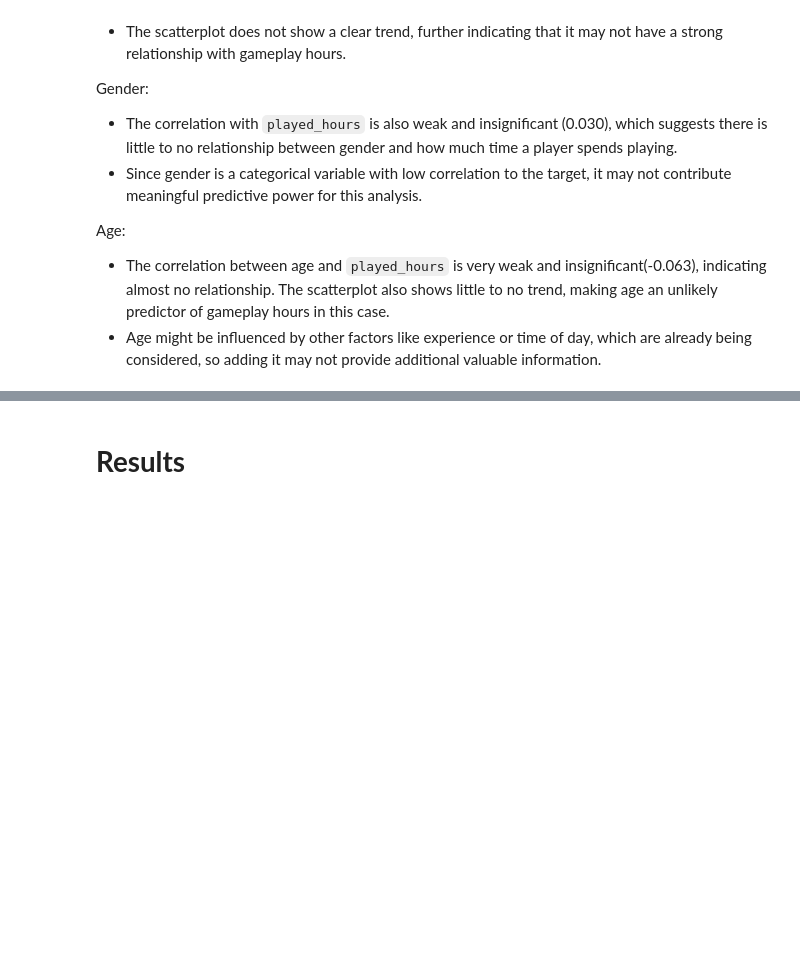
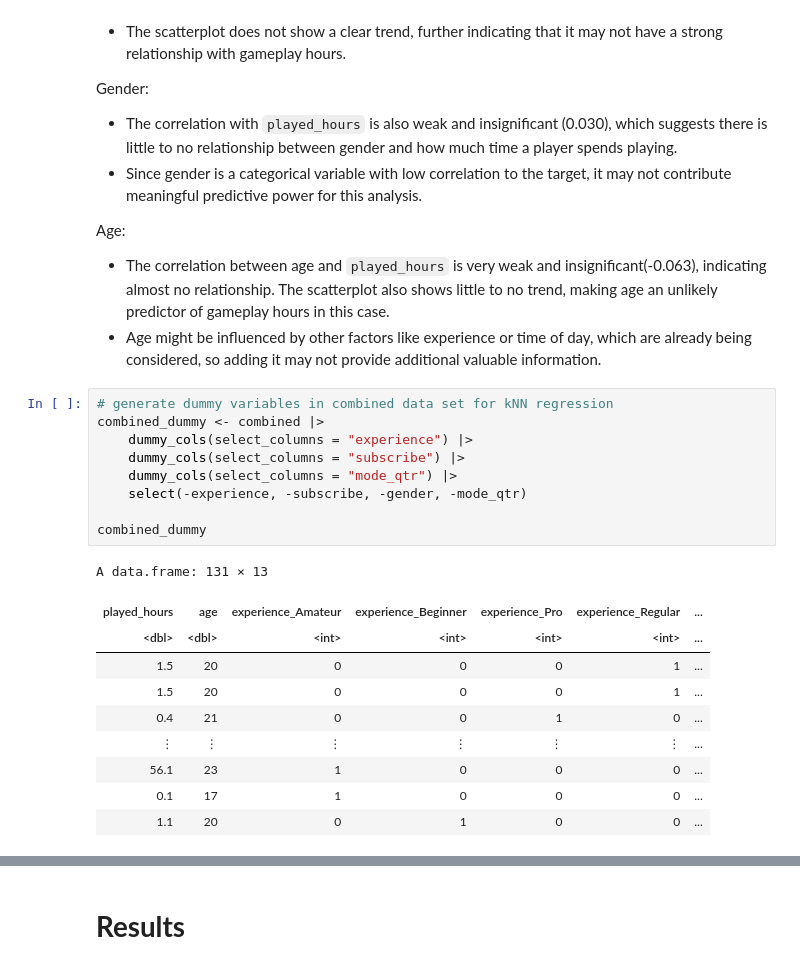
Before and after one commit to akdivinagracia/project-009-2, a Jupyter notebook: notebook.ipynb, the cells around one changed output, grey strips where cells are left out. Saved outputs shown, nothing was run; the diff lists cells and outputs as text; blank space fills up the shorter version.

```diff
--- a/notebook.ipynb
+++ b/notebook.ipynb
@@ -196,3 +216,23 @@ Gender:
 Age:
 - The correlation between age and `played_hours` is very weak and insignificant(-0.063), indicating almost no relationship. The scatterplot also shows little to no trend, making age an unlikely predictor of gameplay hours in this case.
 - Age might be influenced by other factors like experience or time of day, which are already being considered, so adding it may not provide additional valuable information.
+# %%
+# generate dummy variables in combined data set for kNN regression
+combined_dummy <- combined |>
+    dummy_cols(select_columns = "experience") |>
+    dummy_cols(select_columns = "subscribe") |>
+    dummy_cols(select_columns = "mode_qtr") |>
+    select(-experience, -subscribe, -gender, -mode_qtr)
+
+combined_dummy
+# %% [output]
+A data.frame: 131 × 13
+| played_hours | age | experience_Amateur | experience_Beginner | experience_Pro | experience_Regular | ... |
+| <dbl> | <dbl> | <int> | <int> | <int> | <int> | ... |
+| 1.5 | 20 | 0 | 0 | 0 | 1 | ... |
+| 1.5 | 20 | 0 | 0 | 0 | 1 | ... |
+| 0.4 | 21 | 0 | 0 | 1 | 0 | ... |
+| ⋮ | ⋮ | ⋮ | ⋮ | ⋮ | ⋮ | ... |
+| 56.1 | 23 | 1 | 0 | 0 | 0 | ... |
+| 0.1 | 17 | 1 | 0 | 0 | 0 | ... |
+| 1.1 | 20 | 0 | 1 | 0 | 0 | ... |
```
Also changed, not shown: parts of 19 cells of this notebook.
